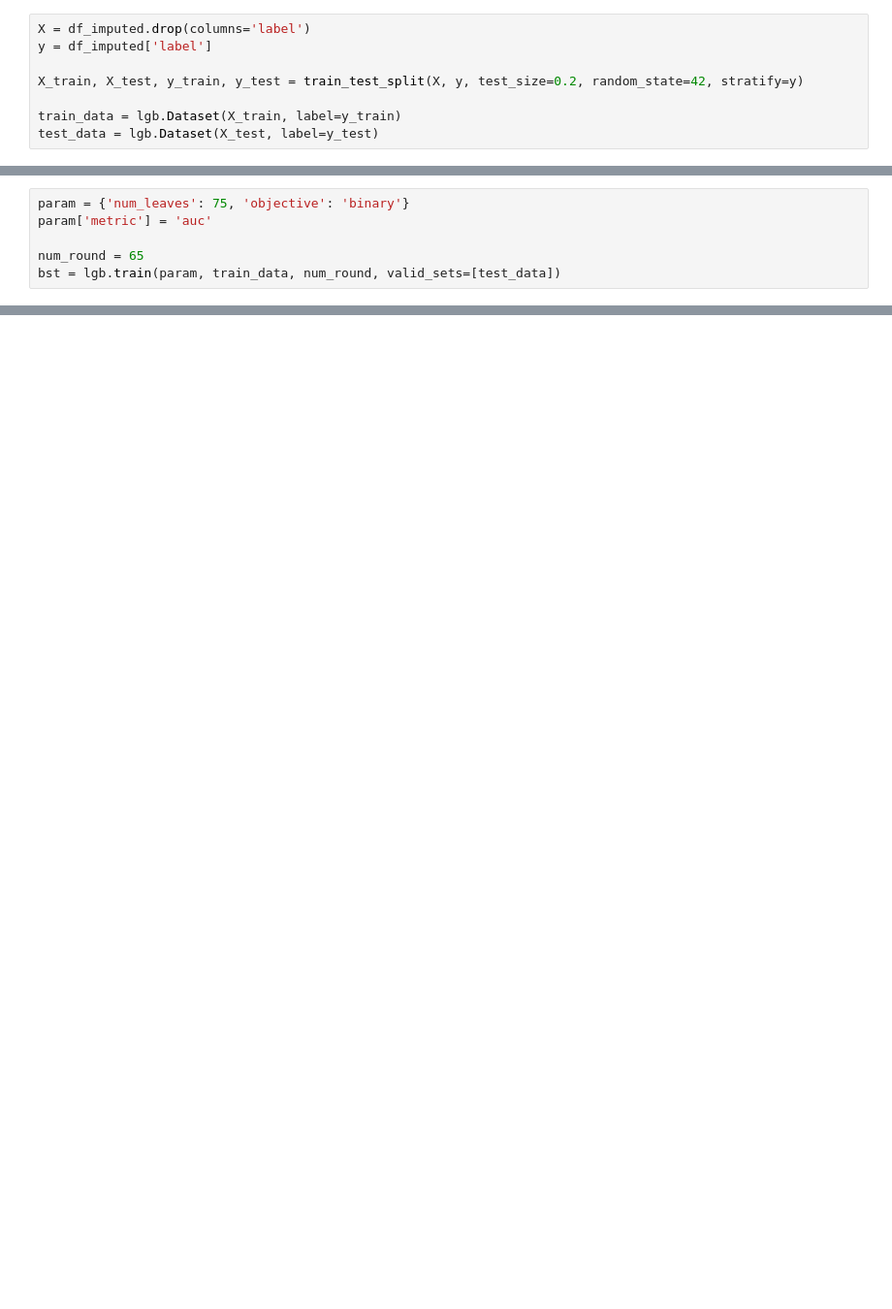
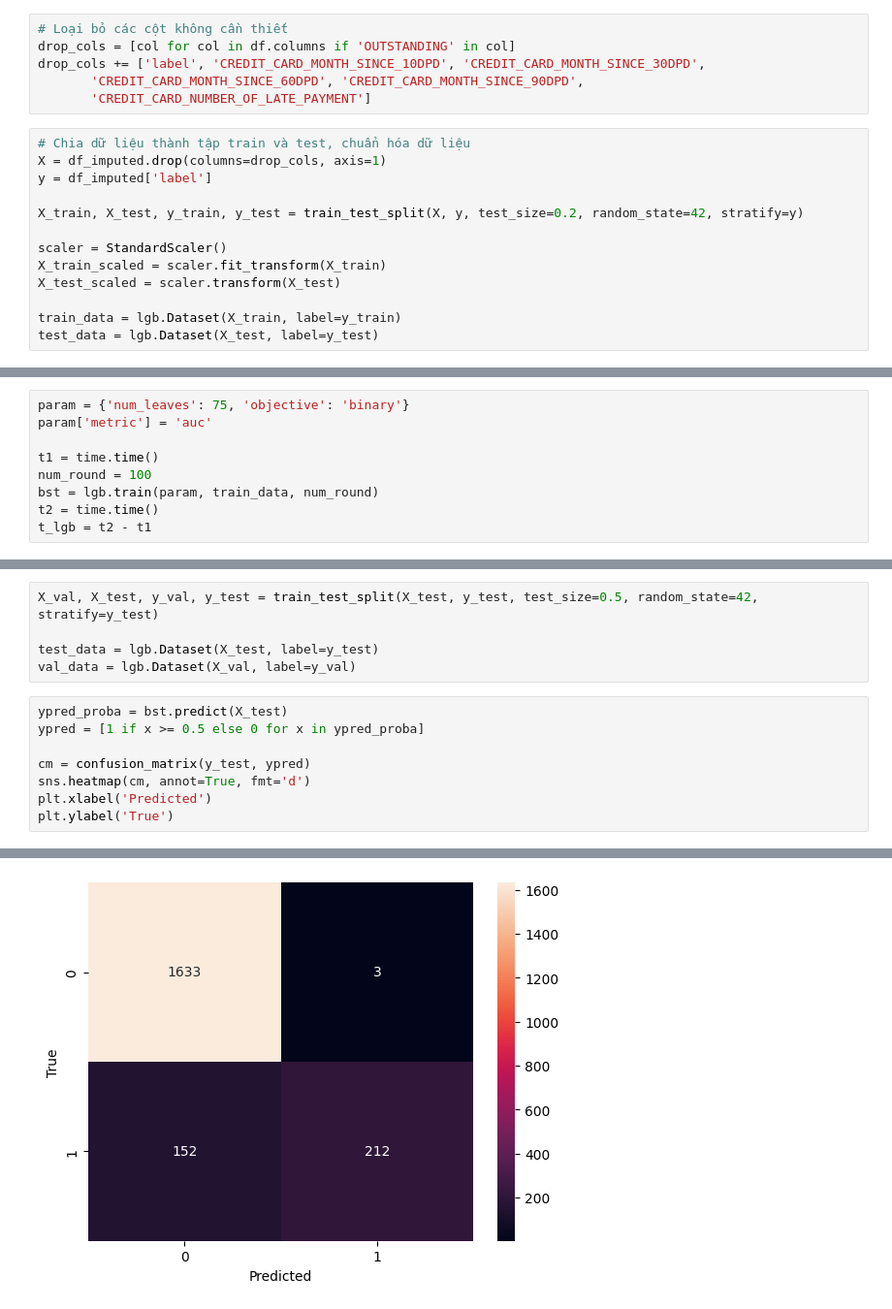
Before and after one commit to MinhDucNguyen9705/DSTC_Round2, a Jupyter notebook: model_training.ipynb, the cells around one changed output, grey strips where cells are left out. Shown: that part at 97% size. Drawn from its saved outputs; the diff is of its cells as text; blank space fills up the shorter version.

```diff
--- a/model_training.ipynb
+++ b/model_training.ipynb
@@ -16,8 +22,19 @@ df_imputed = pd.read_csv('cleaned_data.csv', index_col='customer_id')
+# %%
+# Loại bỏ các cột không cần thiết
+drop_cols = [col for col in df.columns if 'OUTSTANDING' in col]
+drop_cols += ['label', 'CREDIT_CARD_MONTH_SINCE_10DPD', 'CREDIT_CARD_MONTH_SINCE_30DPD',
+       'CREDIT_CARD_MONTH_SINCE_60DPD', 'CREDIT_CARD_MONTH_SINCE_90DPD',
+       'CREDIT_CARD_NUMBER_OF_LATE_PAYMENT']
 # %%
-X = df_imputed.drop(columns='label')
+# Chia dữ liệu thành tập train và test, chuẩn hóa dữ liệu
+X = df_imputed.drop(columns=drop_cols, axis=1)
 y = df_imputed['label']
 
 X_train, X_test, y_train, y_test = train_test_split(X, y, test_size=0.2, random_state=42, stratify=y)
 
+scaler = StandardScaler()
+X_train_scaled = scaler.fit_transform(X_train)
+X_test_scaled = scaler.transform(X_test)
+
 train_data = lgb.Dataset(X_train, label=y_train)
 test_data = lgb.Dataset(X_test, label=y_test)
@@ -25,7 +44,10 @@ test_data = lgb.Dataset(X_test, label=y_test)
 param = {'num_leaves': 75, 'objective': 'binary'}
 param['metric'] = 'auc'
 
-num_round = 65
-bst = lgb.train(param, train_data, num_round, valid_sets=[test_data])
+t1 = time.time()
+num_round = 100
+bst = lgb.train(param, train_data, num_round)
+t2 = time.time()
+t_lgb = t2 - t1
 # %% [output]
 [LightGBM] [Info] Number of positive: 2915, number of negative: 13085
@@ -48,0 +140,14 @@ Accuracy for test data: 91.475%
+# %%
+X_val, X_test, y_val, y_test = train_test_split(X_test, y_test, test_size=0.5, random_state=42, stratify=y_test)
+
+test_data = lgb.Dataset(X_test, label=y_test)
+val_data = lgb.Dataset(X_val, label=y_val)
+# %%
+ypred_proba = bst.predict(X_test)
+ypred = [1 if x >= 0.5 else 0 for x in ypred_proba]
+
+cm = confusion_matrix(y_test, ypred)
+sns.heatmap(cm, annot=True, fmt='d')
+plt.xlabel('Predicted')
+plt.ylabel('True')
+# %% [output]
@@ -48,0 +155 @@ Accuracy for test data: 91.475%
+[figure, added]
```
Also changed, not shown: parts of 28 cells of this notebook, 4 other files.
